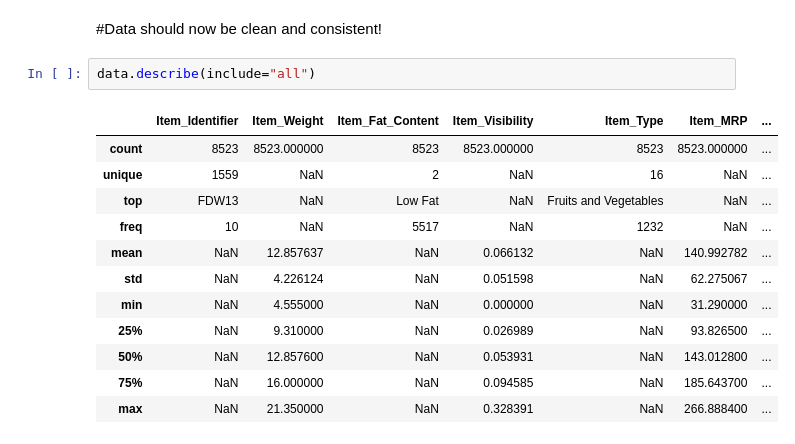
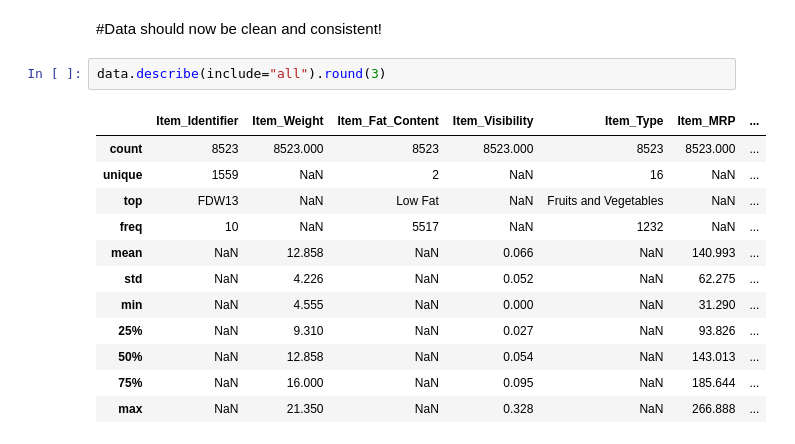
Before and after one commit to IrinaIsobel/food-sales-predictions, a Jupyter notebook: Project_1_Part_2.ipynb, the cells around one changed output. Saved outputs shown, nothing was run; the diff lists cells and outputs as text.

```diff
--- a/Project_1_Part_2.ipynb
+++ b/Project_1_Part_2.ipynb
@@ -349,17 +349,17 @@ Name: Outlet_Establishment_Year, dtype: int64
 # %% [markdown]
 #Data should now be clean and consistent!
 # %%
-data.describe(include="all")
+data.describe(include="all").round(3)
 # %% [output]
 |  | Item_Identifier | Item_Weight | Item_Fat_Content | Item_Visibility | Item_Type | Item_MRP | ... |
-| count | 8523 | 8523.000000 | 8523 | 8523.000000 | 8523 | 8523.000000 | ... |
+| count | 8523 | 8523.000 | 8523 | 8523.000 | 8523 | 8523.000 | ... |
 | unique | 1559 | NaN | 2 | NaN | 16 | NaN | ... |
 | top | FDW13 | NaN | Low Fat | NaN | Fruits and Vegetables | NaN | ... |
 | freq | 10 | NaN | 5517 | NaN | 1232 | NaN | ... |
-| mean | NaN | 12.857637 | NaN | 0.066132 | NaN | 140.992782 | ... |
-| std | NaN | 4.226124 | NaN | 0.051598 | NaN | 62.275067 | ... |
-| min | NaN | 4.555000 | NaN | 0.000000 | NaN | 31.290000 | ... |
-| 25% | NaN | 9.310000 | NaN | 0.026989 | NaN | 93.826500 | ... |
-| 50% | NaN | 12.857600 | NaN | 0.053931 | NaN | 143.012800 | ... |
-| 75% | NaN | 16.000000 | NaN | 0.094585 | NaN | 185.643700 | ... |
-| max | NaN | 21.350000 | NaN | 0.328391 | NaN | 266.888400 | ... |
+| mean | NaN | 12.858 | NaN | 0.066 | NaN | 140.993 | ... |
+| std | NaN | 4.226 | NaN | 0.052 | NaN | 62.275 | ... |
+| min | NaN | 4.555 | NaN | 0.000 | NaN | 31.290 | ... |
+| 25% | NaN | 9.310 | NaN | 0.027 | NaN | 93.826 | ... |
+| 50% | NaN | 12.858 | NaN | 0.054 | NaN | 143.013 | ... |
+| 75% | NaN | 16.000 | NaN | 0.095 | NaN | 185.644 | ... |
+| max | NaN | 21.350 | NaN | 0.328 | NaN | 266.888 | ... |
```
